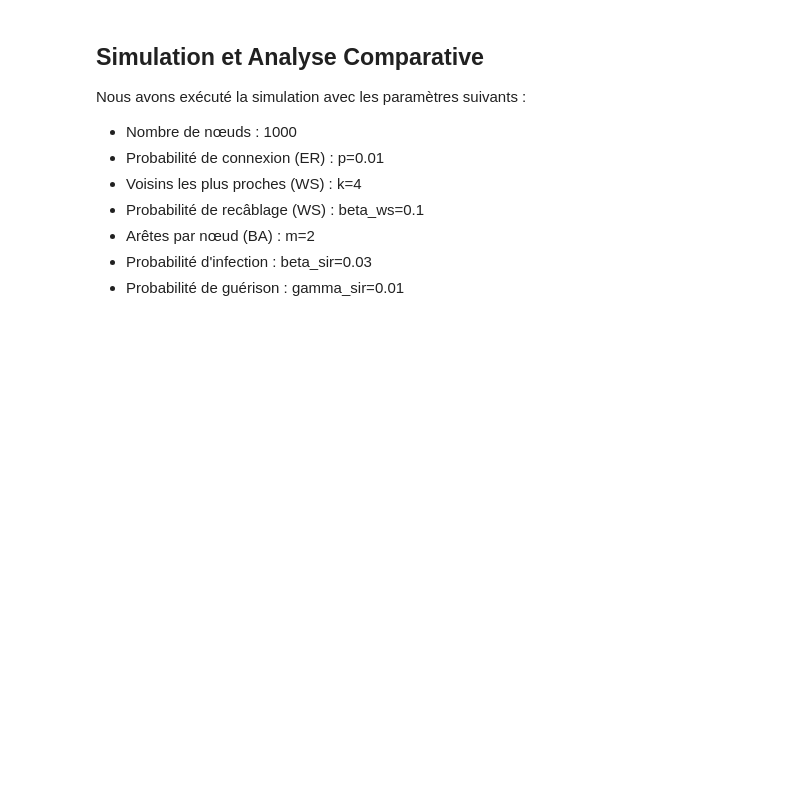
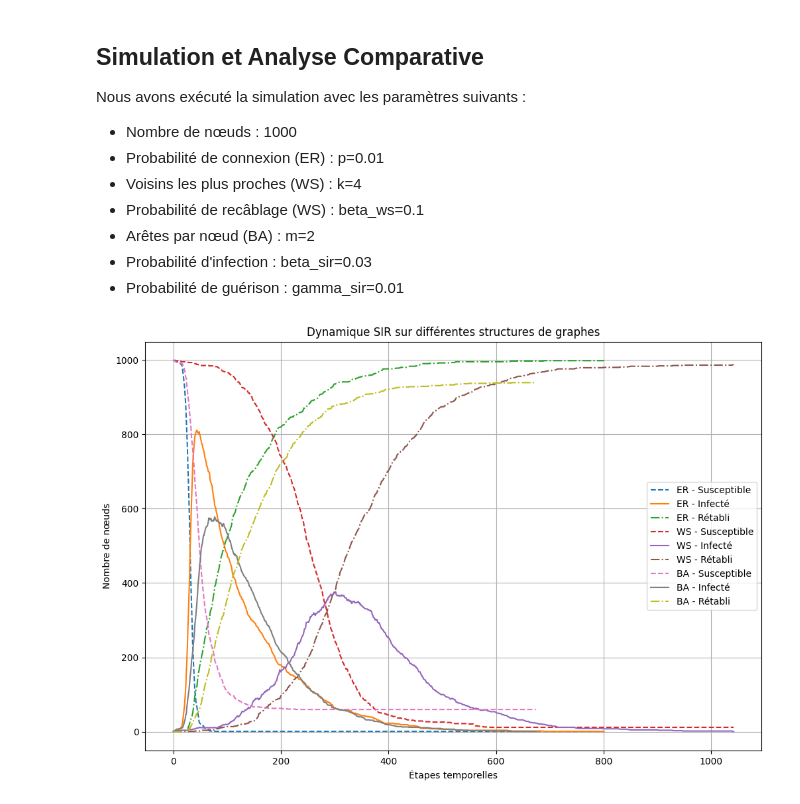
Before and after one commit to AxelCope/social_network, a Jupyter notebook: work.ipynb, the cells around one changed output. Saved outputs shown, nothing was run; the diff lists cells and outputs as text; code cells hidden in the pictures; blank space fills up the shorter version.

```diff
--- a/work.ipynb
+++ b/work.ipynb
@@ -142,2 +93,27 @@ def run_sir_simulation(G, beta=0.03, gamma=0.01, initial_infected=1):
+# %%
+def execute_full_epidemic(network, infection_factor=0.03, recovery_factor=0.01, initial_carriers=1):
+    """We run a complete SIR simulation until no infected nodes remain.
+    This function iterates through cycles until the epidemic ends.
+
+    Args:
+        network (networkx.Graph): The network to simulate the epidemic on
+        infection_factor (float): The probability of infection per contact
+        recovery_factor (float): The probability of recovery per time step
+        initial_carriers (int): The number of initially infected nodes
+
+    Returns:
+        list: A list of tuples containing counts of susceptible, infected, and recovered nodes at each step
+    """
+    # Initialize the health status of the network
+    health_status = setup_initial_health_status(network, initial_carriers)
+    # List to store the state counts at each step
+    epidemic_log = []
+
+    # Continue the simulation while there are infected nodes
+    while sum(1 for status in health_status.values() if status == 'I') > 0:
+        health_status, counts = perform_sir_cycle(network, health_status, infection_factor, recovery_factor)
+        epidemic_log.append(counts)  # Record the counts for this step
+
+    return epidemic_log
 # %% [markdown]
 ## Étape 4 : Comparaison des structures
@@ -245,3 +197,17 @@ plot_sir_dynamics(results, title="Dynamique SIR sur différentes structures de g
+# %%
+# We perform the simulation with the specified parameters
+population_size = 1000
+connection_probability = 0.01
+neighbor_number = 4
+rewire_probability = 0.1
+edges_per_individual = 2
+infection_rate = 0.03
+recovery_rate = 0.01
+
+simulation_results = analyze_network_structures(population_size, connection_probability, neighbor_number, rewire_probability, edges_per_individual, infection_rate, recovery_rate)
+visualize_epidemic_trends(simulation_results, chart_title="Dynamique SIR sur différentes structures de graphes")
+# %% [output]
+[figure, added]
 # %% [markdown]
 ## Analyse Comparative
 
```
Also changed, not shown: parts of 15 cells of this notebook.
